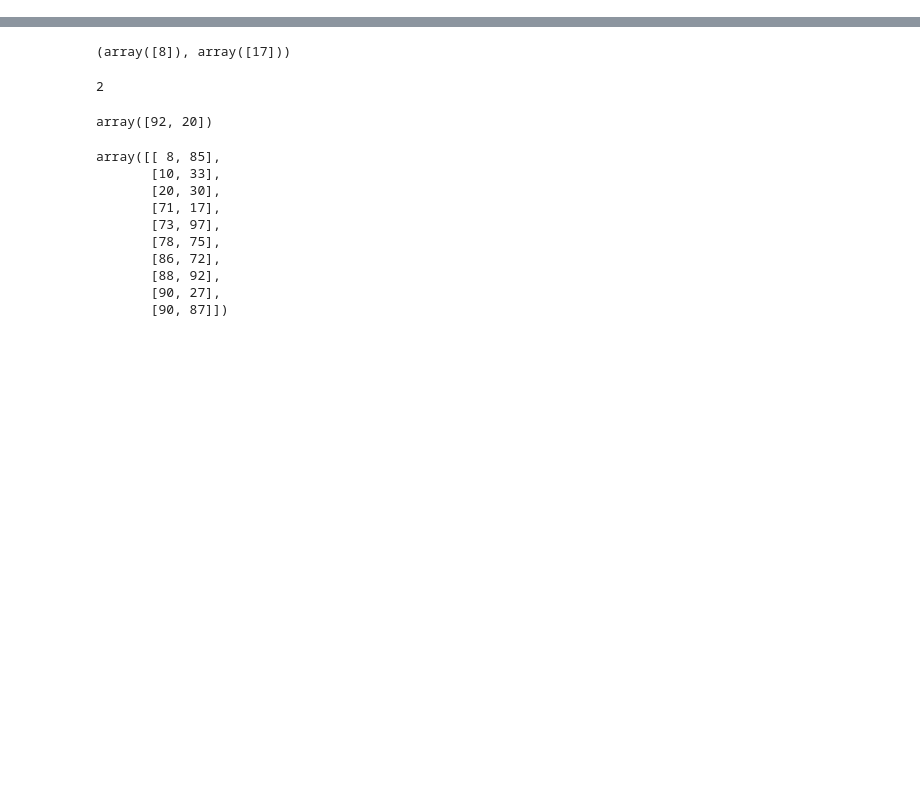
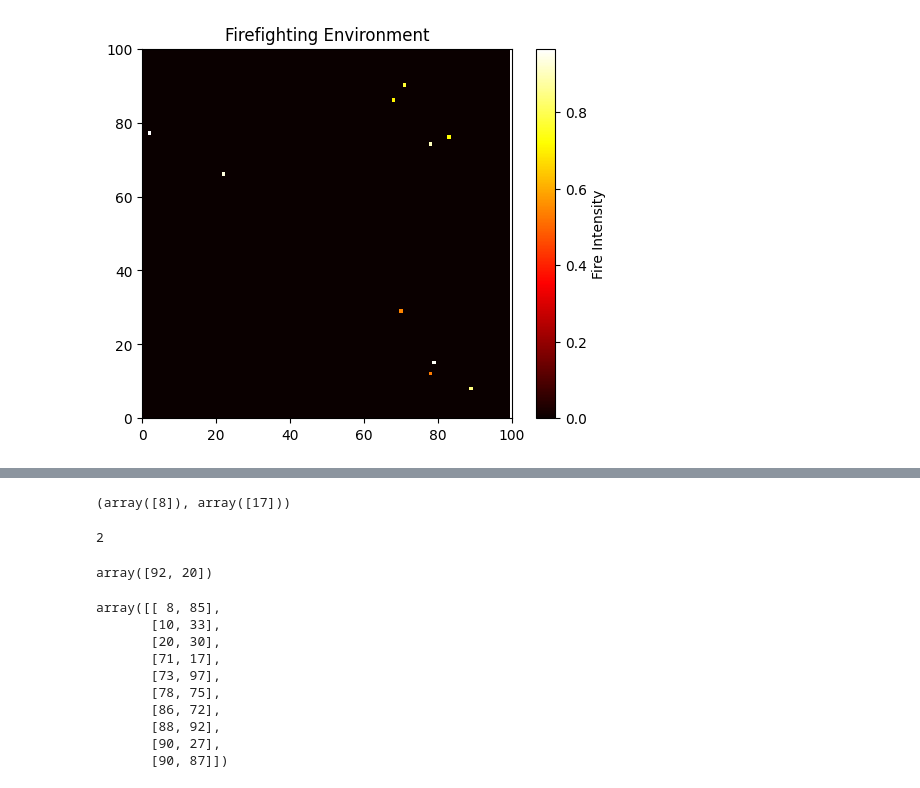
Before and after one commit to MashaalSayeed/hawk-tuah, a Jupyter notebook: marl/game.ipynb, the cells around one changed output, grey strips where cells are left out. Cells and saved outputs as stored; diff of their text form; code cells hidden in the pictures; blank space fills up the shorter version.

```diff
--- a/marl/game.ipynb
+++ b/marl/game.ipynb
@@ -6,3 +6,11 @@ import numpy as np
 
 from drone import FireGrid, ScoutDrone, SuppressorDrone
 from env import FireFightingEnv
+# %%
+np.random.seed(1)
+random.seed(1)
+
+test_env = FireFightingEnv(render_mode='hum', num_scouts=0, num_suppresors=0)
+test_env.render()
+# %% [output]
+[figure, added]
```
Also changed, not shown: parts of 3 cells of this notebook, 16 other files.
